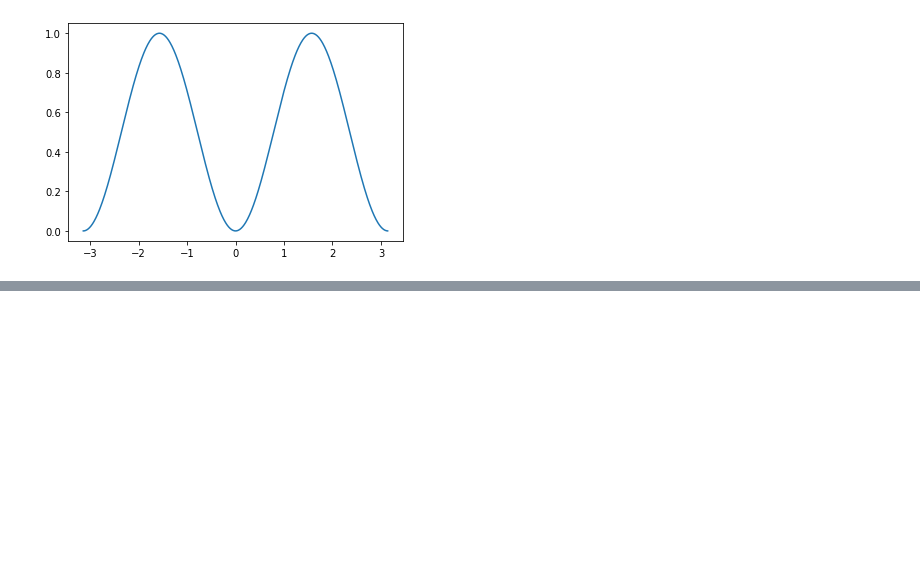
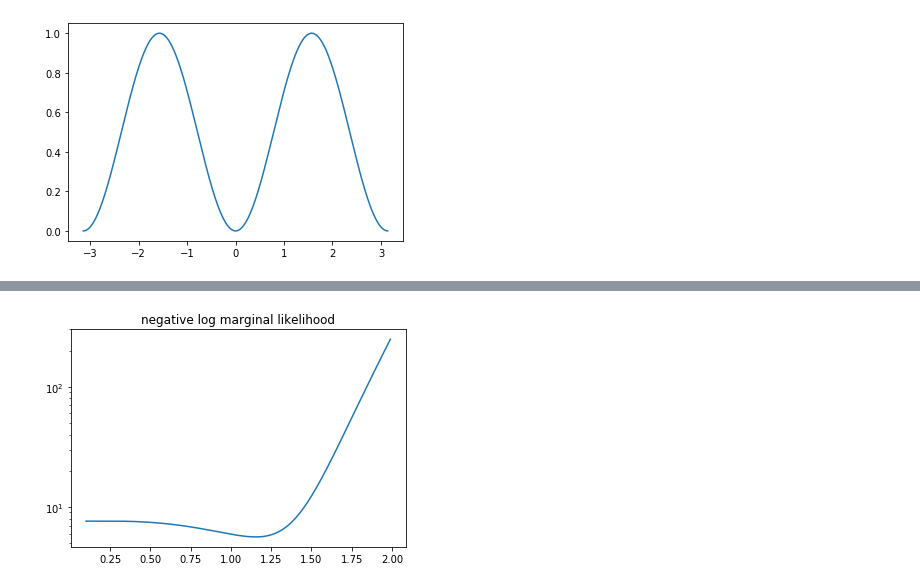
Before and after one commit to elliottperryman/GPR, a Jupyter notebook: GPR.ipynb, the cells around one changed output, grey strips where cells are left out. Cells and saved outputs as stored; diff of their text form; code cells hidden in the pictures; blank space fills up the shorter version.

```diff
--- a/GPR.ipynb
+++ b/GPR.ipynb
@@ -137,0 +151,6 @@ plt.plot(x, p, label='prediction');
+# %%
+plt.plot(l_range, z[:,1])
+plt.title('negative log marginal likelihood')
+plt.yscale('log');
+# %% [output]
+[figure, added]
```
Also changed, not shown: parts of 39 cells of this notebook.
